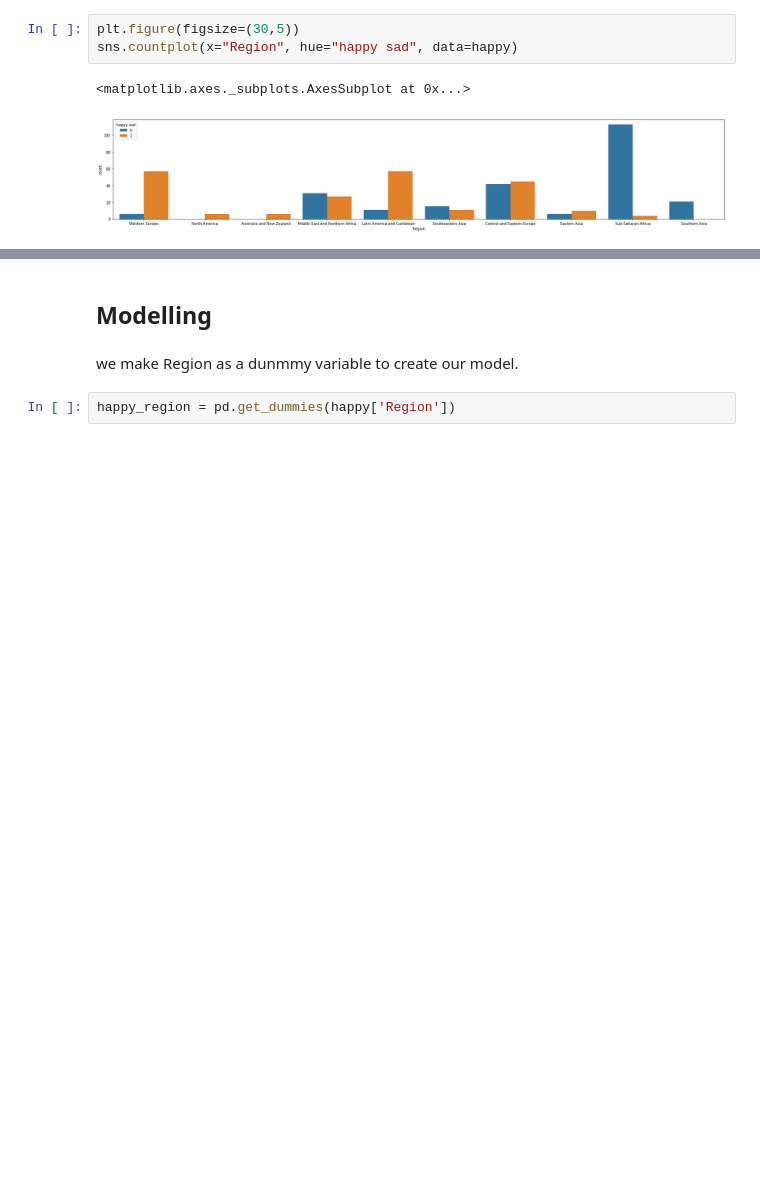
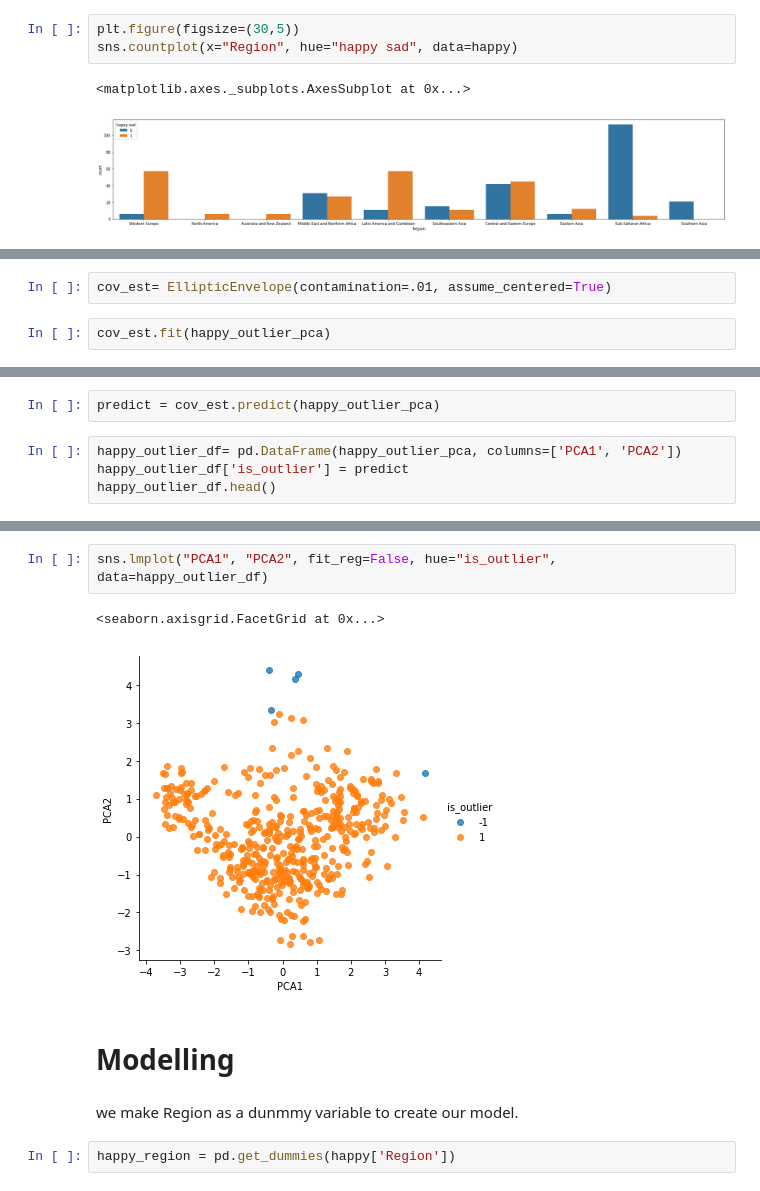
Before and after one commit to wqx13579/Happiness, a Jupyter notebook: Happiness Analysis.ipynb, the cells around one changed output, grey strips where cells are left out. Saved outputs shown, nothing was run; the diff lists cells and outputs as text; blank space fills up the shorter version.

```diff
--- a/Happiness Analysis.ipynb
+++ b/Happiness Analysis.ipynb
@@ -217,0 +252,4 @@ sns.countplot(x="Region", hue="happy sad", data=happy)
+# %%
+cov_est= EllipticEnvelope(contamination=.01, assume_centered=True)
+# %%
+cov_est.fit(happy_outlier_pca)
@@ -217,0 +259,6 @@ sns.countplot(x="Region", hue="happy sad", data=happy)
+# %%
+predict = cov_est.predict(happy_outlier_pca)
+# %%
+happy_outlier_df= pd.DataFrame(happy_outlier_pca, columns=['PCA1', 'PCA2'])
+happy_outlier_df['is_outlier'] = predict
+happy_outlier_df.head()
@@ -218,5 +272,10 @@ sns.countplot(x="Region", hue="happy sad", data=happy)
+# %%
+sns.lmplot("PCA1", "PCA2", fit_reg=False, hue="is_outlier", data=happy_outlier_df)
+# %% [output]
+<seaborn.axisgrid.FacetGrid at 0x...>
+[figure, added]
 # %% [markdown]
-## Modelling
+# Modelling
 # %% [markdown]
 we make Region as a dunmmy variable to create our model.
 # %%
```
Also changed, not shown: parts of 15 cells of this notebook.
